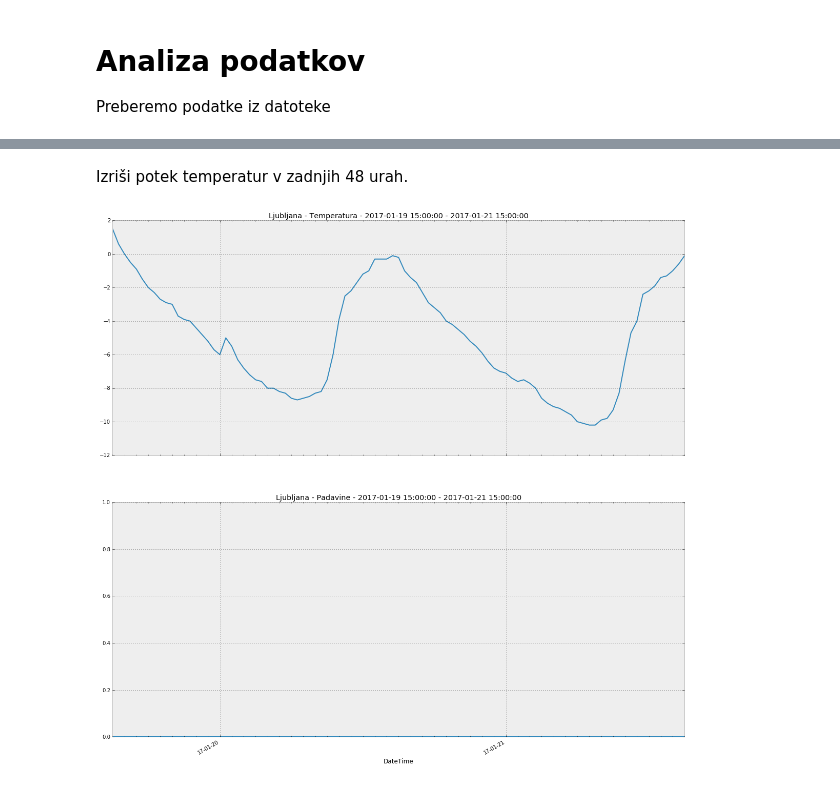
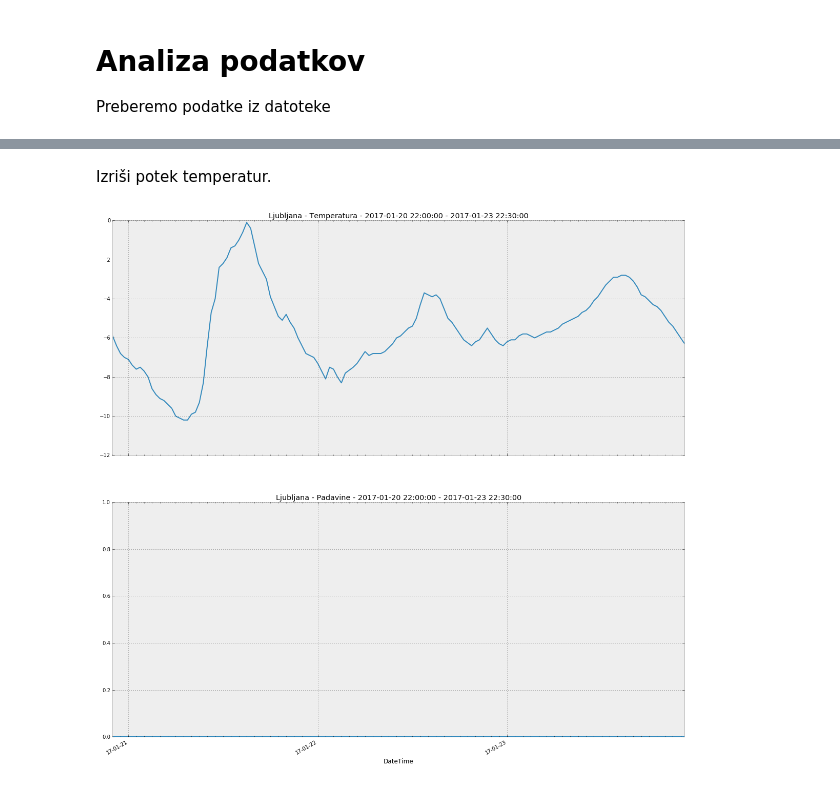
Before and after one commit to KrOstir/varia, a Jupyter notebook: meteo_analyse.ipynb, the cells around one changed output, grey strips where cells are left out. Drawn from its saved outputs; the diff is of its cells as text; code cells hidden in the pictures.

Commit message:
Fix reading
Fix read bicikelj, meteo by adding parse_dates=True before appending
lines
Update meteo analysis
Update bicikelj analysis

```diff
--- a/meteo_analyse.ipynb
+++ b/meteo_analyse.ipynb
@@ -61,4 +21,0 @@ Ime postaje
-# %%
-meteo_data_first = tree.find('metData')
-station_name = meteo_data_first.find('domain_longTitle').text
-print(station_name)
@@ -127,4 +26,4 @@ Preberemo podatke iz datoteke
 # %%
 # Ime datoteke
 meteo_data_csv = "meteo_data_1701.csv"
-meteo_data = pd.read_csv(meteo_data_csv, index_col="DateTime")
+meteo_data = pd.read_csv(meteo_data_csv, index_col="DateTime", parse_dates=True)
@@ -153,17 +40,17 @@ meteo_data.sort_index().save
 # %% [markdown]
-Izriši potek temperatur v zadnjih 48 urah.
+Izriši potek temperatur.
 # %%
 fig, axes = plt.subplots(nrows=2, ncols=1, sharex=True)
 days = mdates.DayLocator()
 hours = mdates.HourLocator()
 axes[0].xaxis.set_major_locator(days)
 axes[0].xaxis.set_minor_locator(hours)
 axesFmt = mdates.DateFormatter("%y-%m-%d")
 axes[0].xaxis.set_major_formatter(axesFmt)
 axes[1].set_ylim(ymin = 0)
-date_time_range = str(min(meteo_data_df.index)) + ' - ' + str(max(meteo_data_df.index))
-meteo_data_df['Temp'].plot(title=station_name + ' - Temperatura - ' + date_time_range, ax=axes[0])
-meteo_data_df['Perc'].plot(title=station_name + ' - Padavine - ' + date_time_range, ax=axes[1], drawstyle='steps-pre')
+date_time_range = str(min(meteo_data.index)) + ' - ' + str(max(meteo_data.index))
+meteo_data['Temp'].plot(title=station_name + ' - Temperatura - ' + date_time_range, ax=axes[0])
+meteo_data['Perc'].plot(title=station_name + ' - Padavine - ' + date_time_range, ax=axes[1], drawstyle='steps-pre')
 plt.show()
 # %% [output]
-[figure, old version]
+[figure, new version]
```
Also changed, not shown: parts of 20 cells of this notebook, 4 other files.
